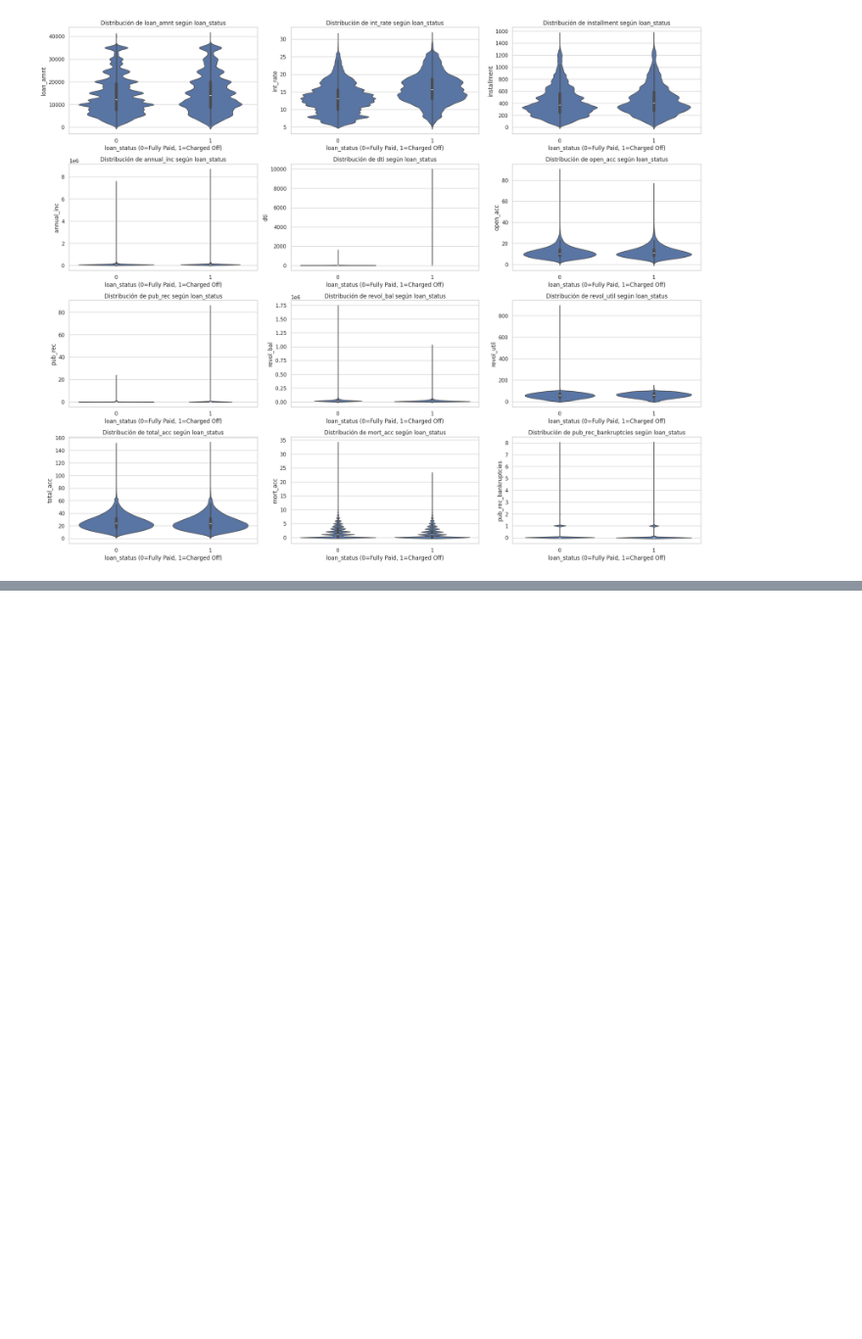
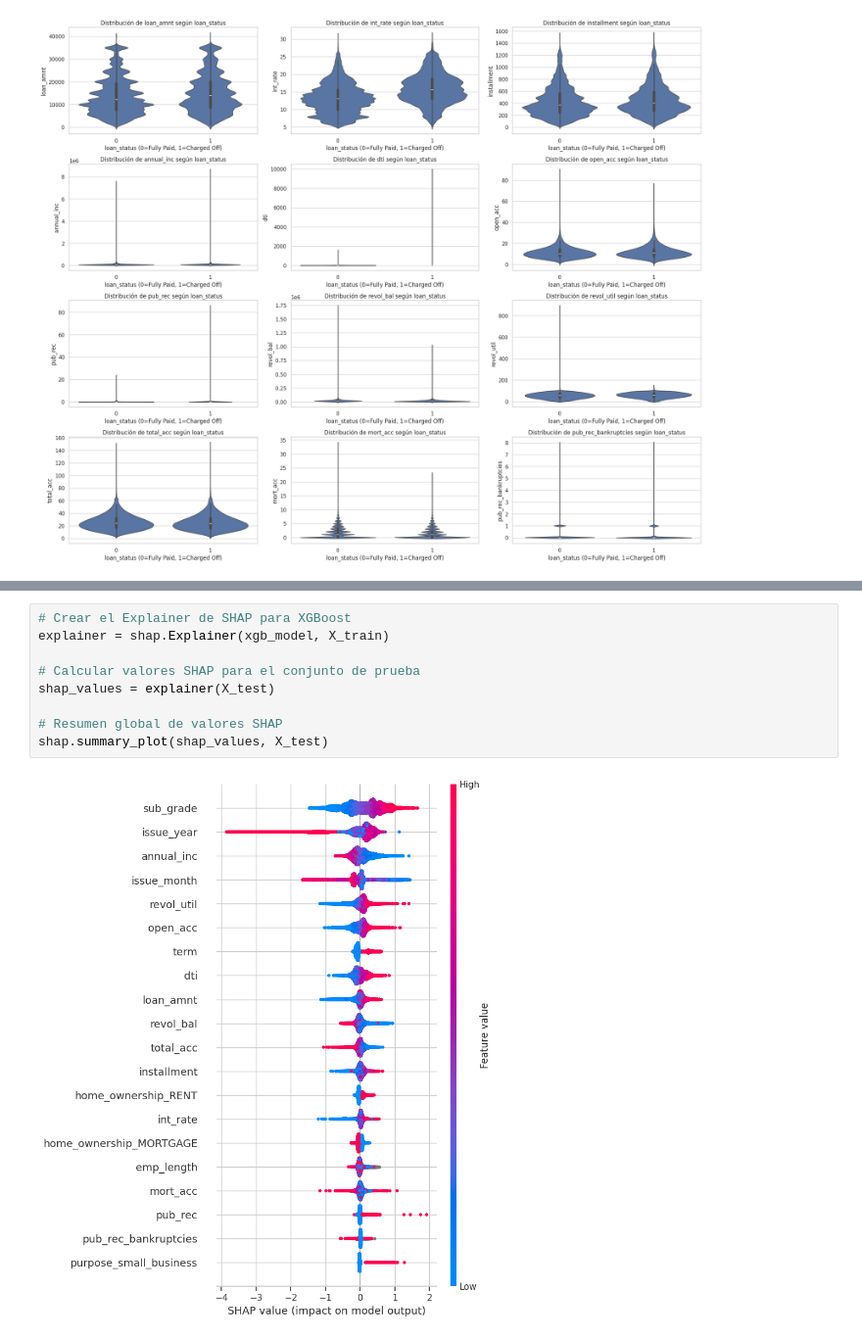
Before and after one commit to 4GeeksAcademy/AK-EA-GG_ProyectoFinalDS-ML, a Jupyter notebook: src/explore.ipynb, the cells around one changed output, grey strips where cells are left out. Shown at 98% size. Drawn from its saved outputs; the diff is of its cells as text; blank space fills up the shorter version.

```diff
--- a/src/explore.ipynb
+++ b/src/explore.ipynb
@@ -312,0 +454,11 @@ plt.show()
+# %%
+# Crear el Explainer de SHAP para XGBoost
+explainer = shap.Explainer(xgb_model, X_train)
+
+# Calcular valores SHAP para el conjunto de prueba
+shap_values = explainer(X_test)
+
+# Resumen global de valores SHAP
+shap.summary_plot(shap_values, X_test)
+# %% [output]
+[figure, added]
```
Also changed, not shown: parts of 10 cells of this notebook, 1 other file.
